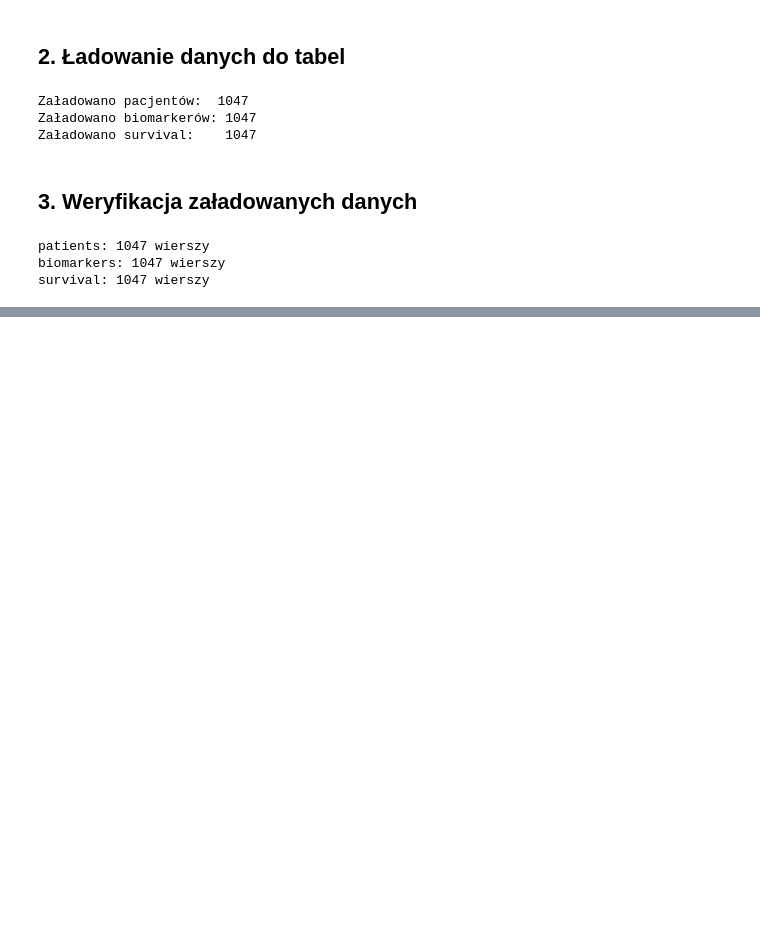
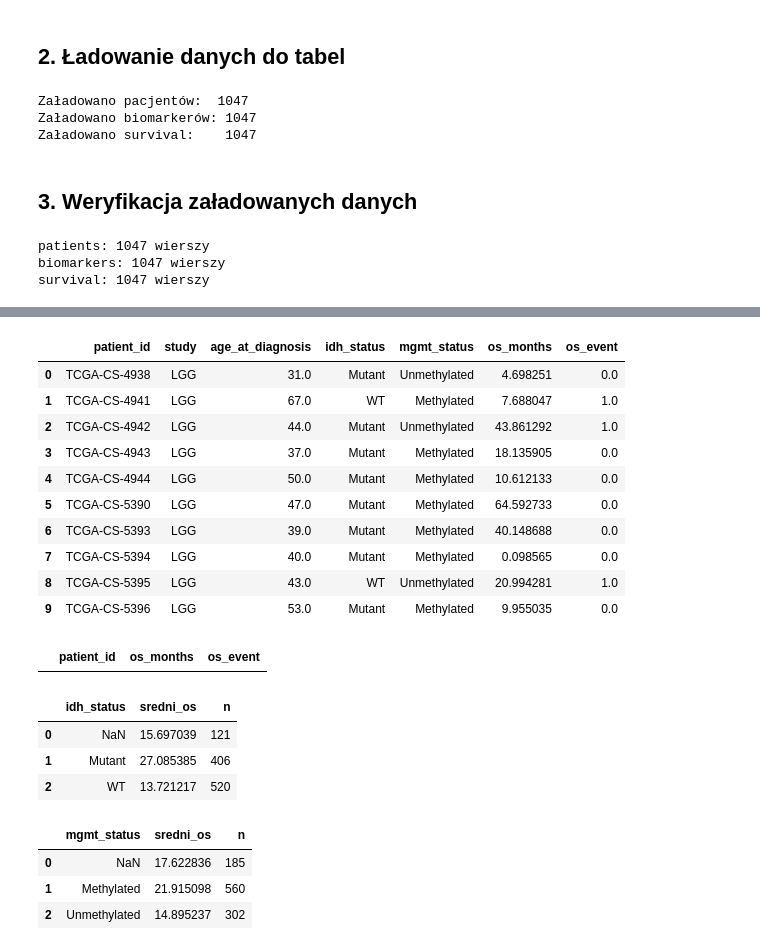
Before and after one commit to AnnaZimniewicz/tcga-glioma-survival, a Jupyter notebook: notebooks/03_sql_exploration.ipynb, the cells around one changed output, grey strips where cells are left out. Cells and saved outputs as stored; diff of their text form; code cells hidden in the pictures; blank space fills up the shorter version.

```diff
--- a/notebooks/03_sql_exploration.ipynb
+++ b/notebooks/03_sql_exploration.ipynb
@@ -97,0 +196,67 @@ survival: 1047 wierszy
+# %%
+# 7. Pełny obraz pacjenta: dane kliniczne + biomarkery + przeżycie
+query7 = """
+SELECT p.patient_id, p.study, p.age_at_diagnosis,
+       b.idh_status, b.mgmt_status,
+       s.os_months, s.os_event
+FROM patients p
+JOIN biomarkers b ON p.patient_id = b.patient_id
+JOIN survival s ON p.patient_id = s.patient_id
+LIMIT 10;
+"""
+pd.read_sql_query(query7, conn)
+# %% [output]
+|  | patient_id | study | age_at_diagnosis | idh_status | mgmt_status | os_months | os_event |
+| 0 | TCGA-CS-4938 | LGG | 31.0 | Mutant | Unmethylated | 4.698251 | 0.0 |
+| 1 | TCGA-CS-4941 | LGG | 67.0 | WT | Methylated | 7.688047 | 1.0 |
+| 2 | TCGA-CS-4942 | LGG | 44.0 | Mutant | Unmethylated | 43.861292 | 1.0 |
+| 3 | TCGA-CS-4943 | LGG | 37.0 | Mutant | Methylated | 18.135905 | 0.0 |
+| 4 | TCGA-CS-4944 | LGG | 50.0 | Mutant | Methylated | 10.612133 | 0.0 |
+| 5 | TCGA-CS-5390 | LGG | 47.0 | Mutant | Methylated | 64.592733 | 0.0 |
+| 6 | TCGA-CS-5393 | LGG | 39.0 | Mutant | Methylated | 40.148688 | 0.0 |
+| 7 | TCGA-CS-5394 | LGG | 40.0 | Mutant | Methylated | 0.098565 | 0.0 |
+| 8 | TCGA-CS-5395 | LGG | 43.0 | WT | Unmethylated | 20.994281 | 1.0 |
+| 9 | TCGA-CS-5396 | LGG | 53.0 | Mutant | Methylated | 9.955035 | 0.0 |
+# %%
+# 8. Czy są pacjenci bez danych o przeżyciu? (LEFT JOIN sprawdza braki)
+query8 = """
+SELECT p.patient_id, s.os_months, s.os_event
+FROM patients p
+LEFT JOIN survival s ON p.patient_id = s.patient_id
+WHERE s.os_months IS NULL;
+"""
+pd.read_sql_query(query8, conn)
+# %% [output]
+|  | patient_id | os_months | os_event |
+# %%
+# 9. Średni i medialny OS wg statusu IDH
+query9 = """
+SELECT b.idh_status,
+       AVG(s.os_months) AS sredni_os,
+       COUNT(*) AS n
+FROM biomarkers b
+JOIN survival s ON b.patient_id = s.patient_id
+GROUP BY b.idh_status;
+"""
+pd.read_sql_query(query9, conn)
+# %% [output]
+|  | idh_status | sredni_os | n |
+| 0 | NaN | 15.697039 | 121 |
+| 1 | Mutant | 27.085385 | 406 |
+| 2 | WT | 13.721217 | 520 |
+# %%
+# 10. To samo, ale osobno dla MGMT
+query10 = """
+SELECT b.mgmt_status,
+       AVG(s.os_months) AS sredni_os,
+       COUNT(*) AS n
+FROM biomarkers b
+JOIN survival s ON b.patient_id = s.patient_id
+GROUP BY b.mgmt_status;
+"""
+pd.read_sql_query(query10, conn)
+# %% [output]
+|  | mgmt_status | sredni_os | n |
+| 0 | NaN | 17.622836 | 185 |
+| 1 | Methylated | 21.915098 | 560 |
+| 2 | Unmethylated | 14.895237 | 302 |
```
Also changed, not shown: parts of 15 cells of this notebook, 3 other files.
